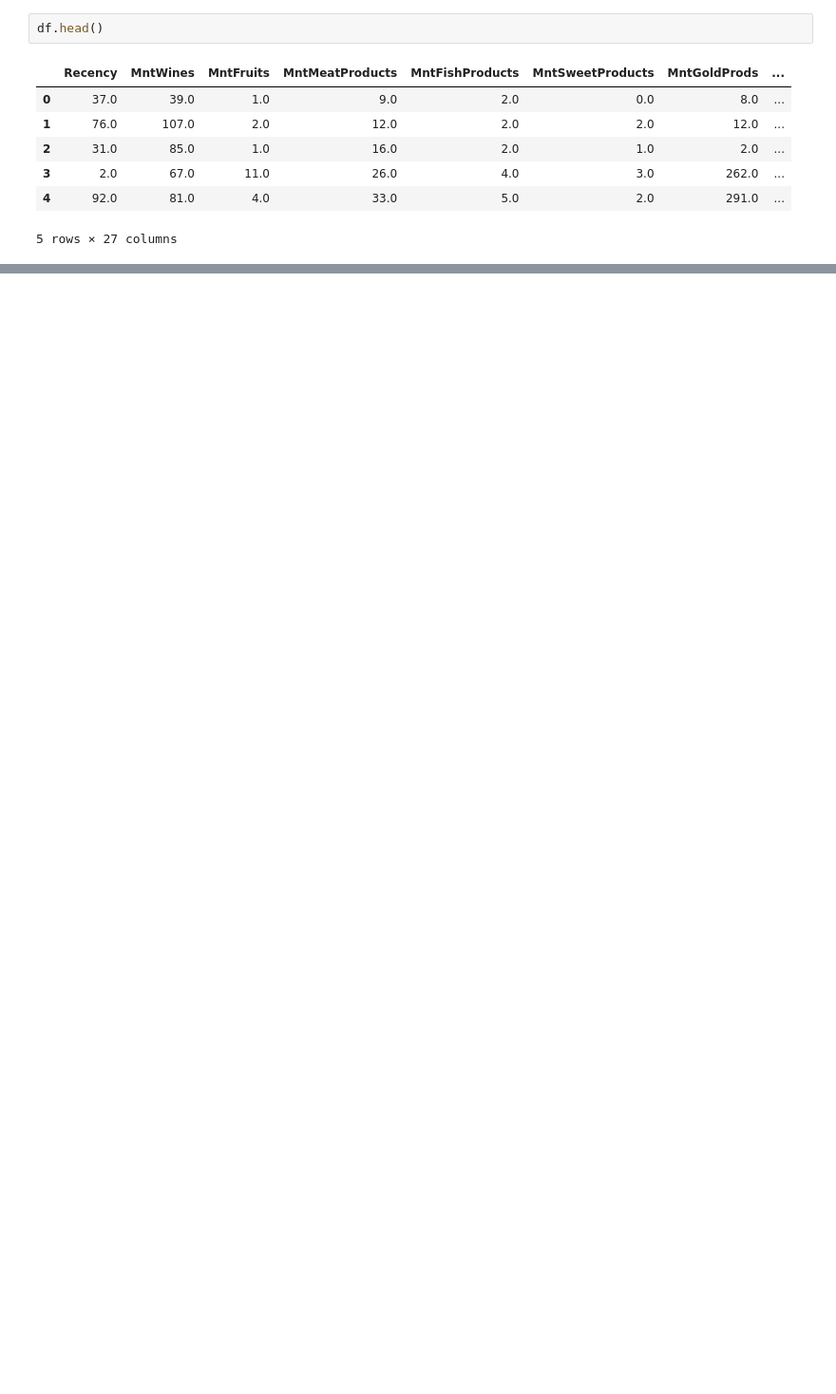
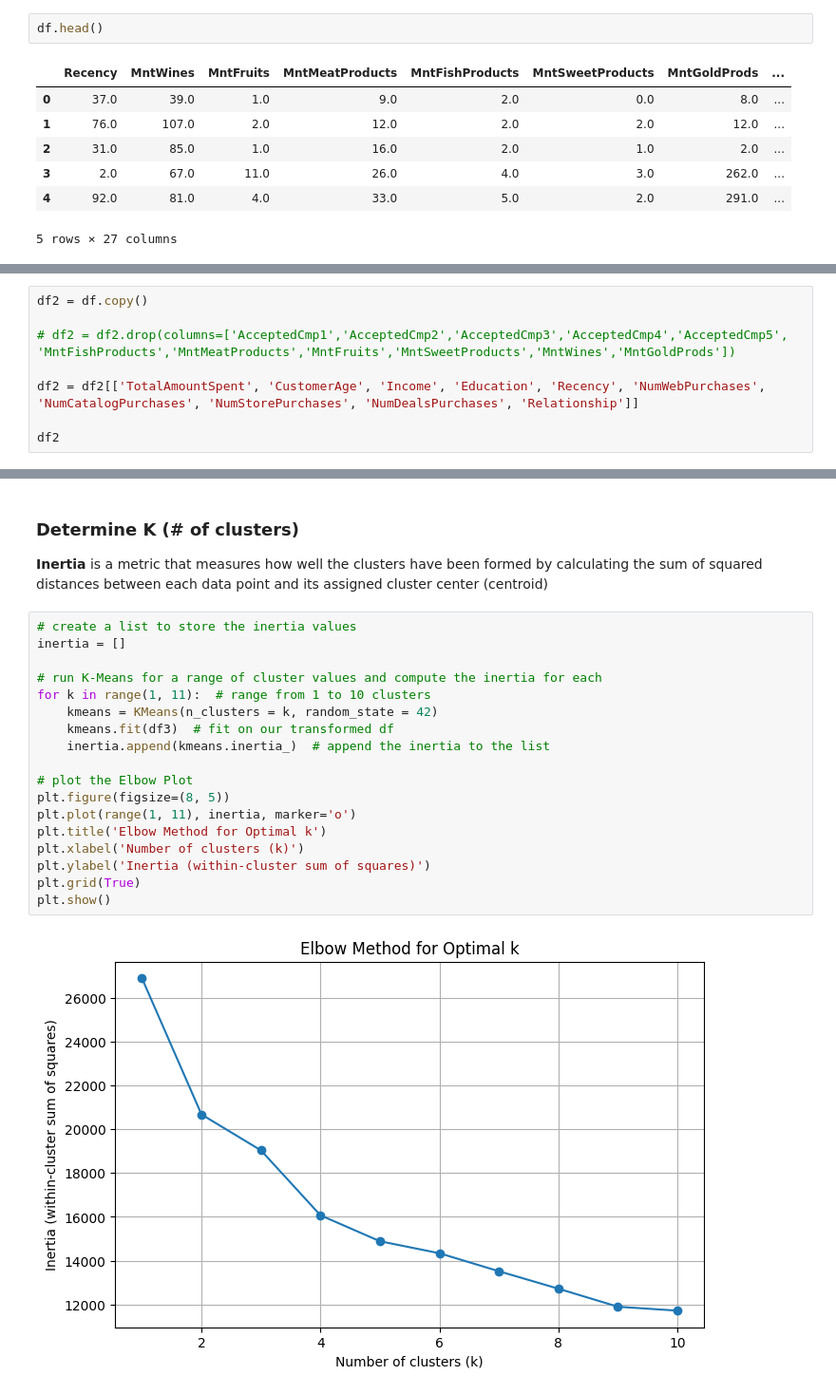
Before and after one commit to crudek-data/marketing-data-analysis, a Jupyter notebook: 2_customer_clustering.ipynb, the cells around one changed output, grey strips where cells are left out. Shown: that part at 95% size. Saved outputs shown, nothing was run; the diff lists cells and outputs as text; blank space fills up the shorter version.

Commit message:
finish new clustering notebook. remove old

```diff
--- a/2_customer_clustering.ipynb
+++ b/2_customer_clustering.ipynb
@@ -61,0 +143,8 @@ df.head()
+# %%
+df2 = df.copy()
+
+# df2 = df2.drop(columns=['AcceptedCmp1','AcceptedCmp2','AcceptedCmp3','AcceptedCmp4','AcceptedCmp5', 'MntFishProducts','MntMeatProducts','MntFruits','MntSweetProducts','MntWines','MntGoldProds'])
+
+df2 = df2[['TotalAmountSpent', 'CustomerAge', 'Income', 'Education', 'Recency', 'NumWebPurchases', 'NumCatalogPurchases', 'NumStorePurchases', 'NumDealsPurchases', 'Relationship']]
+
+df2
@@ -61,0 +212,24 @@ df.head()
+# %% [markdown]
+### Determine K (# of clusters)
+
+**Inertia** is a metric that measures how well the clusters have been formed by calculating the sum of squared distances between each data point and its assigned cluster center (centroid)
+# %%
+# create a list to store the inertia values
+inertia = []
+
+# run K-Means for a range of cluster values and compute the inertia for each
+for k in range(1, 11):  # range from 1 to 10 clusters
+    kmeans = KMeans(n_clusters = k, random_state = 42)
+    kmeans.fit(df3)  # fit on our transformed df
+    inertia.append(kmeans.inertia_)  # append the inertia to the list
+
+# plot the Elbow Plot
+plt.figure(figsize=(8, 5))
+plt.plot(range(1, 11), inertia, marker='o')
+plt.title('Elbow Method for Optimal k')
+plt.xlabel('Number of clusters (k)')
+plt.ylabel('Inertia (within-cluster sum of squares)')
+plt.grid(True)
+plt.show()
+# %% [output]
+[figure, added]
```
Also changed, not shown: parts of 17 cells of this notebook, 1 other file.
